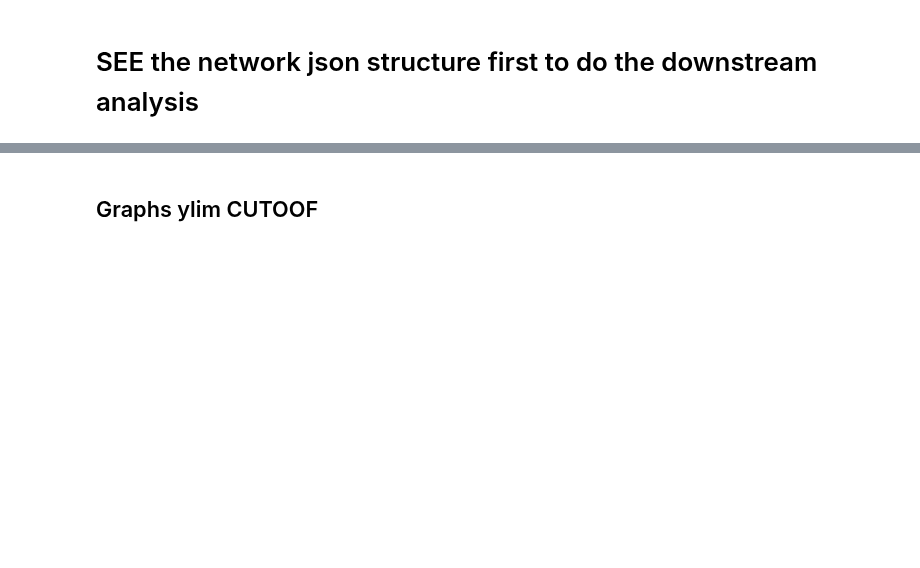
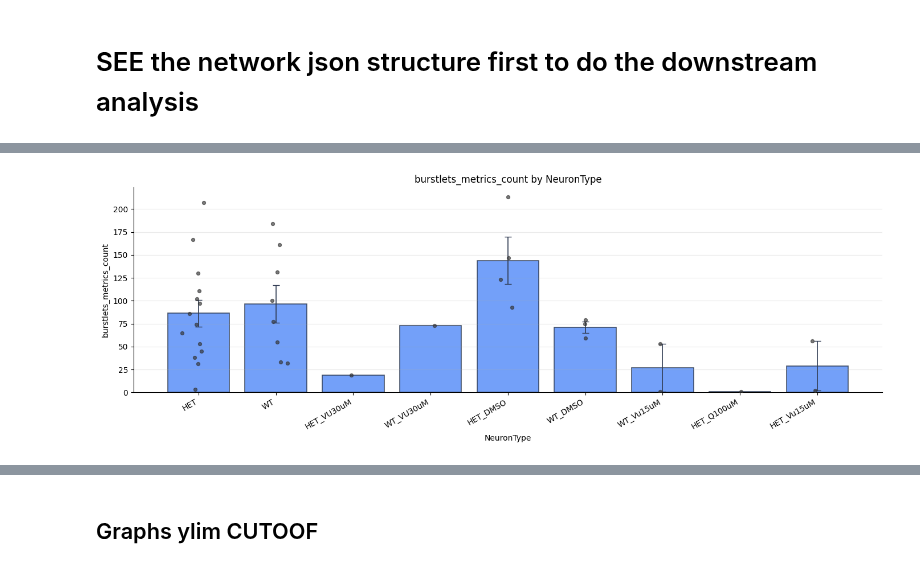
Before and after one commit to BenShalomLab/MEA-Analysis, a Jupyter notebook: PlottingNotebooks/consolidated_networkjsons.ipynb, the cells around one changed output, grey strips where cells are left out. Cells and saved outputs as stored; diff of their text form; code cells hidden in the pictures; blank space fills up the shorter version.

```diff
--- a/PlottingNotebooks/consolidated_networkjsons.ipynb
+++ b/PlottingNotebooks/consolidated_networkjsons.ipynb
@@ -290,0 +298,2 @@ network_assay_df.head()
+# %%
+network_assay_df = pd.read_csv("/mnt/Vol20tb1/user_workspaces/mmpatil/MEA-Analysis_extract_waveform/AnalyzedData/PYTHON_V1/KCNT1_M1Plus_T1_01142026_PVS/summary_old.csv")
@@ -290,0 +335,93 @@ network_assay_df.head()
+# %%
+import itertools
+import numpy as np
+import matplotlib.pyplot as plt
+from scipy.stats import kruskal, ttest_ind
+
+# Compare NeuronType groups for the requested burst-rate column.
+metric_candidates = ['burstlets_metrics_count']
+metric_col = next((c for c in metric_candidates if c in network_assay_df.columns), None)
+
+if metric_col is None:
+    raise KeyError(f'None of these columns were found: {metric_candidates}')
+
+compare_order = [
+    'HET', 'WT', 'HET_VU30uM', 'HET_Q300uM', 'WT_VU30uM', 'HET_DMSO',
+    'WT_DMSO', 'WT_Q300uM', 'WT_Vu15uM', 'HET_Q100uM', 'HET_5uM',
+    'HET_Vu15uM'
+]
+
+compare_df = network_assay_df.loc[
+    network_assay_df['NeuronType'].isin(compare_order),
+    ['NeuronType', metric_col]
+].copy()
+compare_df[metric_col] = pd.to_numeric(compare_df[metric_col], errors='coerce')
+compare_df = compare_df.dropna(subset=[metric_col])
+compare_df['NeuronType'] = pd.Categorical(compare_df['NeuronType'], categories=compare_order, ordered=True)
+
+summary = (
+    compare_df.groupby('NeuronType')[metric_col]
+    .agg(['count', 'mean', 'median', 'std'])
+    .reindex(compare_order)
+)
+summary['sem'] = summary['std'] / np.sqrt(summary['count'])
+
+print(f'Using column: {metric_col}')
+print(summary)
+
+# Overall non-parametric test across all available groups
+values = [compare_df.loc[compare_df['NeuronType'] == g, metric_col].to_numpy() for g in compare_order]
+values = [v for v in values if len(v) > 0]
+if len(values) >= 2:
+    stat, p = kruskal(*values)
+    print(f'\nKruskal-Wallis H = {stat:.4f}, p = {p:.4g}')
+
+# Pairwise Welch t-tests
+print('\nPairwise Welch t-tests:')
+for g1, g2 in itertools.combinations(compare_order, 2):
+    x = compare_df.loc[compare_df['NeuronType'] == g1, metric_col].to_numpy()
+    y = compare_df.loc[compare_df['NeuronType'] == g2, metric_col].to_numpy()
+    if len(x) < 2 or len(y) < 2:
+        continue
+    stat, p = ttest_ind(x, y, equal_var=False, nan_policy='omit')
+    print(f'{g1:12s} vs {g2:12s} -> t = {stat:.4f}, p = {p:.4g}')
+
+# Bar plot with mean ± SEM
+plot_order = [g for g in compare_order if g in compare_df['NeuronType'].unique()]
+plot_summary = summary.loc[plot_order].copy()
+plot_summary = plot_summary.dropna(subset=['mean'])
+
+fig, ax = plt.subplots(figsize=(14, 5))
+bar_color = '#5B8FF9'
+edge_color = '#2F3B52'
+
+xpos = np.arange(len(plot_summary))
+ax.bar(
+    xpos,
+    plot_summary['mean'].to_numpy(),
+    yerr=plot_summary['sem'].to_numpy(),
+    capsize=4,
+    color=bar_color,
+    edgecolor=edge_color,
+    alpha=0.85,
+    linewidth=1.2,
+    error_kw={'elinewidth': 1.2, 'ecolor': edge_color},
+)
+
+# Optional: overlay individual points
+for i, g in enumerate(plot_summary.index):
+    y = compare_df.loc[compare_df['NeuronType'] == g, metric_col].to_numpy()
+    x = np.random.normal(i, 0.06, size=len(y))
+    ax.scatter(x, y, s=18, alpha=0.65, color='#333333', zorder=3)
+
+ax.set_xticks(xpos)
+ax.set_xticklabels(plot_summary.index, rotation=30, ha='right')
+ax.set_title(f'{metric_col} by NeuronType')
+ax.set_xlabel('NeuronType')
+ax.set_ylabel(metric_col)
+ax.grid(axis='y', alpha=0.25)
+ax.spines['top'].set_visible(False)
+ax.spines['right'].set_visible(False)
+plt.tight_layout()
+plt.show()
+# %% [output]
@@ -290,0 +445 @@ network_assay_df.head()
+[figure, added]
```
Also changed, not shown: parts of 17 cells of this notebook, 2 other files.
